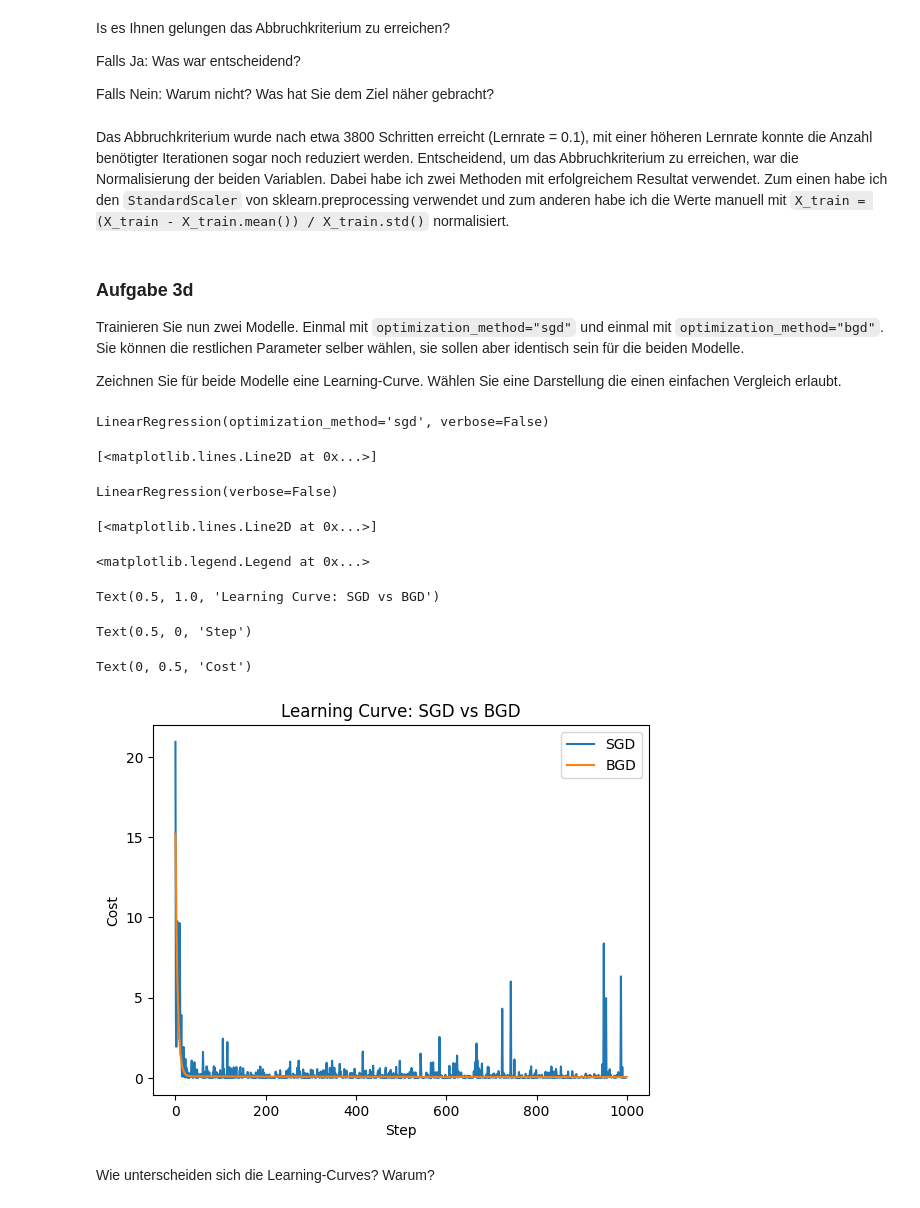
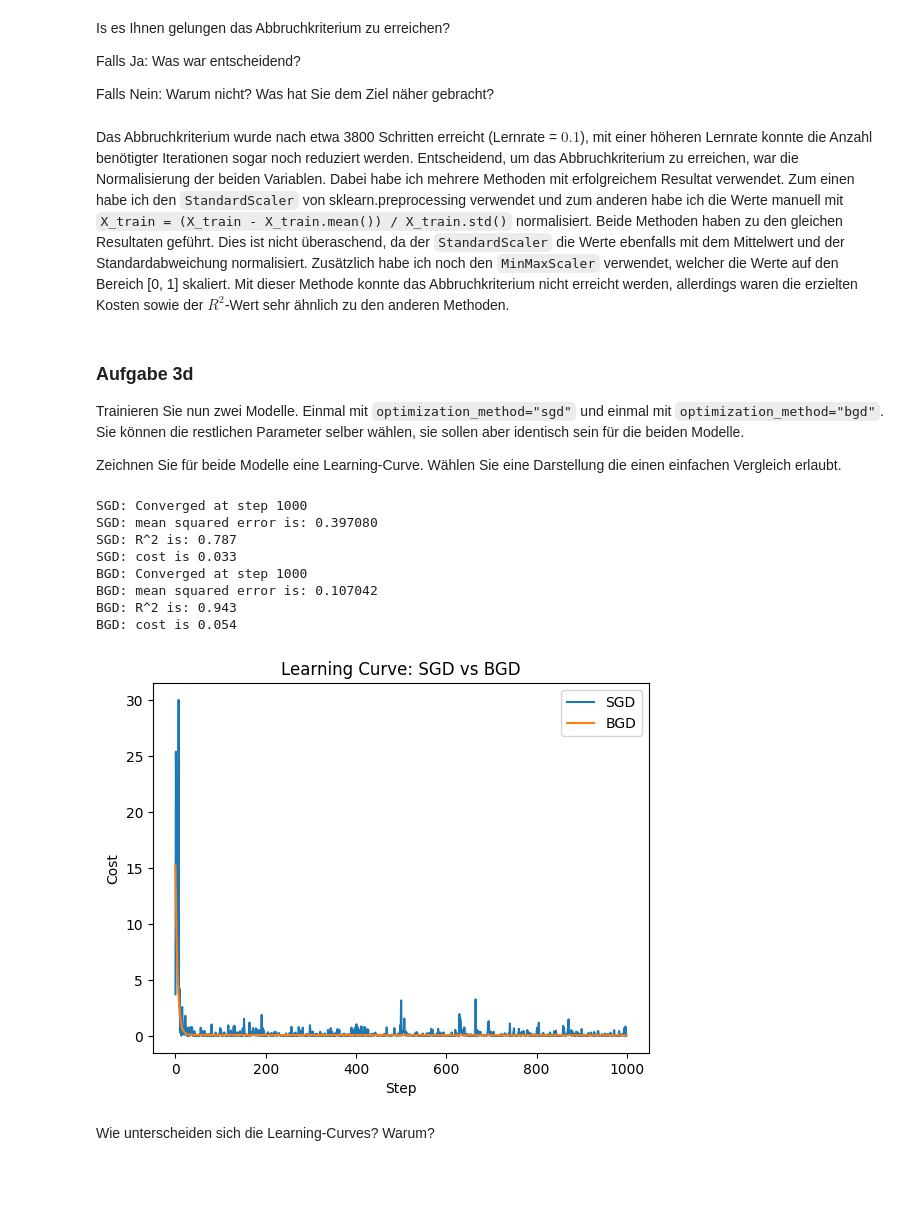
Before and after one commit to SeyaSchmassmann/ml, a Jupyter notebook: graded_assignments/graded01/graded01.ipynb, the cells around one changed output. Cells and saved outputs as stored; diff of their text form; code cells hidden in the pictures; blank space fills up the shorter version.

```diff
--- a/graded_assignments/graded01/graded01.ipynb
+++ b/graded_assignments/graded01/graded01.ipynb
@@ -728,7 +727,7 @@ Falls Ja: Was war entscheidend?
 
 Falls Nein: Warum nicht? Was hat Sie dem Ziel näher gebracht?
 # %% [markdown]
-Das Abbruchkriterium wurde nach etwa 3800 Schritten erreicht (Lernrate = 0.1), mit einer höheren Lernrate konnte die Anzahl benötigter Iterationen sogar noch reduziert werden. Entscheidend, um das Abbruchkriterium zu erreichen, war die Normalisierung der beiden Variablen. Dabei habe ich zwei Methoden mit erfolgreichem Resultat verwendet. Zum einen habe ich den `StandardScaler` von sklearn.preprocessing verwendet und zum anderen habe ich die Werte manuell mit `X_train = (X_train - X_train.mean()) / X_train.std()` normalisiert.
+Das Abbruchkriterium wurde nach etwa 3800 Schritten erreicht (Lernrate = $0.1$), mit einer höheren Lernrate konnte die Anzahl benötigter Iterationen sogar noch reduziert werden. Entscheidend, um das Abbruchkriterium zu erreichen, war die Normalisierung der beiden Variablen. Dabei habe ich mehrere Methoden mit erfolgreichem Resultat verwendet. Zum einen habe ich den `StandardScaler` von sklearn.preprocessing verwendet und zum anderen habe ich die Werte manuell mit `X_train = (X_train - X_train.mean()) / X_train.std()` normalisiert. Beide Methoden haben zu den gleichen Resultaten geführt. Dies ist nicht überaschend, da der `StandardScaler` die Werte ebenfalls mit dem Mittelwert und der Standardabweichung normalisiert. Zusätzlich habe ich noch den `MinMaxScaler` verwendet, welcher die Werte auf den Bereich [0, 1] skaliert. Mit dieser Methode konnte das Abbruchkriterium nicht erreicht werden, allerdings waren die erzielten Kosten sowie der $R^2$-Wert sehr ähnlich zu den anderen Methoden.
 # %% [markdown]
 ### Aufgabe 3d
 
@@ -738,40 +737,56 @@ Zeichnen Sie für beide Modelle eine Learning-Curve. Wählen Sie eine Darstellun
 # %%
 import pandas as pd
 import matplotlib.pyplot as plt
 from sklearn.preprocessing import StandardScaler
+from sklearn.metrics import mean_squared_error
 
 df_heidelbeeren = pd.read_csv('heidelbeere_train.csv')
-
 
 X_train = df_heidelbeeren[['Samen', 'Fruchtmasse']]
 y_train = df_heidelbeeren['Ertrag'].values
 
 X_train = StandardScaler().fit(X_train).transform(X_train)
 
+# train model with BGD
 
 lr_sgd = LinearRegression(learning_rate=0.1, optimization_method="sgd", verbose=False)
-lr_sgd.fit(X_train, y_train)
-plt.plot(lr_sgd.history)
+_ = lr_sgd.fit(X_train, y_train)
+_ = plt.plot(lr_sgd.history)
 
+print(f"SGD: Converged at step {len(lr_sgd.history)}")
+print(f"SGD: mean squared error is: {mean_squared_error(y_train, lr_sgd.predict(X_train)):3f}")
+print(f"SGD: R^2 is: {lr_sgd.score(X_train, y_train):.3f}")
+print(f"SGD: cost is {lr_sgd.cost(X_train, y_train):.3f}")
+
+# train model with SGD
 
 lr_bgd = LinearRegression(learning_rate=0.1, optimization_method="bgd", verbose=False)
-lr_bgd.fit(X_train, y_train)
-plt.plot(lr_bgd.history)
+_ = lr_bgd.fit(X_train, y_train)
+_ = plt.plot(lr_bgd.history)
 
-plt.legend(["SGD", "BGD"])
-plt.title("Learning Curve: SGD vs BGD")
-plt.xlabel("Step")
-plt.ylabel("Cost")
+print(f"BGD: Converged at step {len(lr_bgd.history)}")
+print(f"BGD: mean squared error is: {mean_squared_error(y_train, lr_bgd.predict(X_train)):3f}")
+print(f"BGD: R^2 is: {lr_bgd.score(X_train, y_train):.3f}")
+print(f"BGD: cost is {lr_bgd.cost(X_train, y_train):.3f}")
+
+# plot learning curves
+
+_ = plt.legend(["SGD", "BGD"])
+_ = plt.title("Learning Curve: SGD vs BGD")
+_ = plt.xlabel("Step")
+_ = plt.ylabel("Cost")
+
+plt.show()
 # %% [output]
-LinearRegression(optimization_method='sgd', verbose=False)
+SGD: Converged at step 1000
+SGD: mean squared error is: 0.397080
+SGD: R^2 is: 0.787
+SGD: cost is 0.033
+BGD: Converged at step 1000
+BGD: mean squared error is: 0.107042
+BGD: R^2 is: 0.943
+BGD: cost is 0.054
-[<matplotlib.lines.Line2D at 0x...>]
-LinearRegression(verbose=False)
-[<matplotlib.lines.Line2D at 0x...>]
-<matplotlib.legend.Legend at 0x...>
-Text(0.5, 1.0, 'Learning Curve: SGD vs BGD')
-Text(0.5, 0, 'Step')
-Text(0, 0.5, 'Cost')
-[figure, old version]
+[figure, new version]
 # %% [markdown]
 Wie unterscheiden sich die Learning-Curves? Warum?
 # %% [markdown]
```
Also changed, not shown: parts of 14 cells of this notebook.
